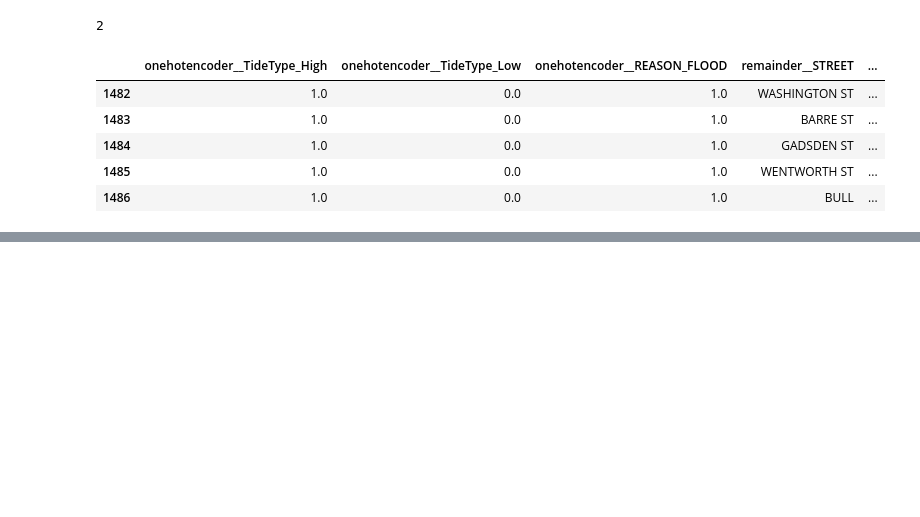
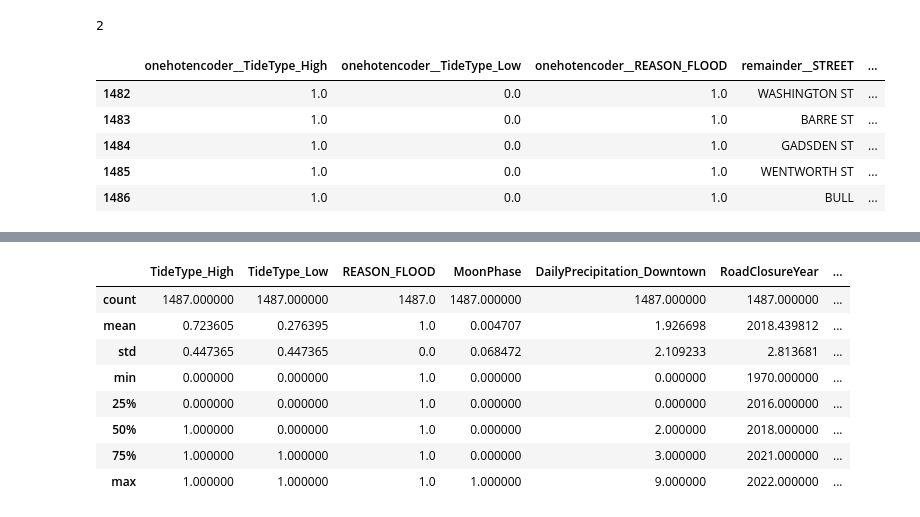
Before and after one commit to schreibergn/Data534Project-, a Jupyter notebook: DowntownFlood.ipynb, the cells around one changed output, grey strips where cells are left out. Saved outputs shown, nothing was run; the diff lists cells and outputs as text; code cells hidden in the pictures; blank space fills up the shorter version.

Commit message:
All flood data now ready to model

```diff
--- a/DowntownFlood.ipynb
+++ b/DowntownFlood.ipynb
@@ -443,4 +405,0 @@ transformed_dfwork2.head()
-# %%
-#next step make objects into numbers
-transformed_dfwork2['TideType_High'] = pd.to_numeric(df['TideType_High'])
-transformed_dfwork2.head()
@@ -448,0 +468,13 @@ KeyError: 'TideType_High'
+# %%
+#moving into correlation analysis
+transformed_dfwork2.describe()
+# %% [output]
+|  | TideType_High | TideType_Low | REASON_FLOOD | MoonPhase | DailyPrecipitation_Downtown | RoadClosureYear | ... |
+| count | 1487.000000 | 1487.000000 | 1487.0 | 1487.000000 | 1487.000000 | 1487.000000 | ... |
+| mean | 0.723605 | 0.276395 | 1.0 | 0.004707 | 1.926698 | 2018.439812 | ... |
+| std | 0.447365 | 0.447365 | 0.0 | 0.068472 | 2.109233 | 2.813681 | ... |
+| min | 0.000000 | 0.000000 | 1.0 | 0.000000 | 0.000000 | 1970.000000 | ... |
+| 25% | 0.000000 | 0.000000 | 1.0 | 0.000000 | 0.000000 | 2016.000000 | ... |
+| 50% | 1.000000 | 0.000000 | 1.0 | 0.000000 | 2.000000 | 2018.000000 | ... |
+| 75% | 1.000000 | 1.000000 | 1.0 | 0.000000 | 3.000000 | 2021.000000 | ... |
+| max | 1.000000 | 1.000000 | 1.0 | 1.000000 | 9.000000 | 2022.000000 | ... |
```
Also changed, not shown: parts of 20 cells of this notebook.
